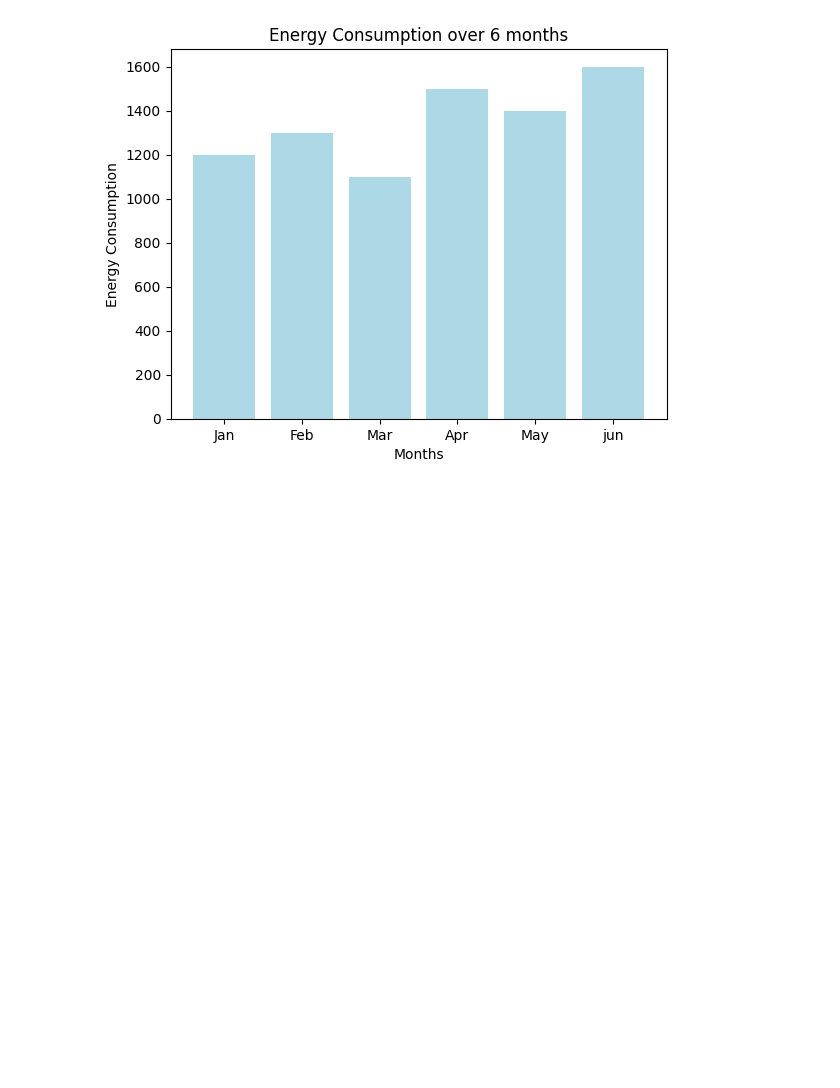
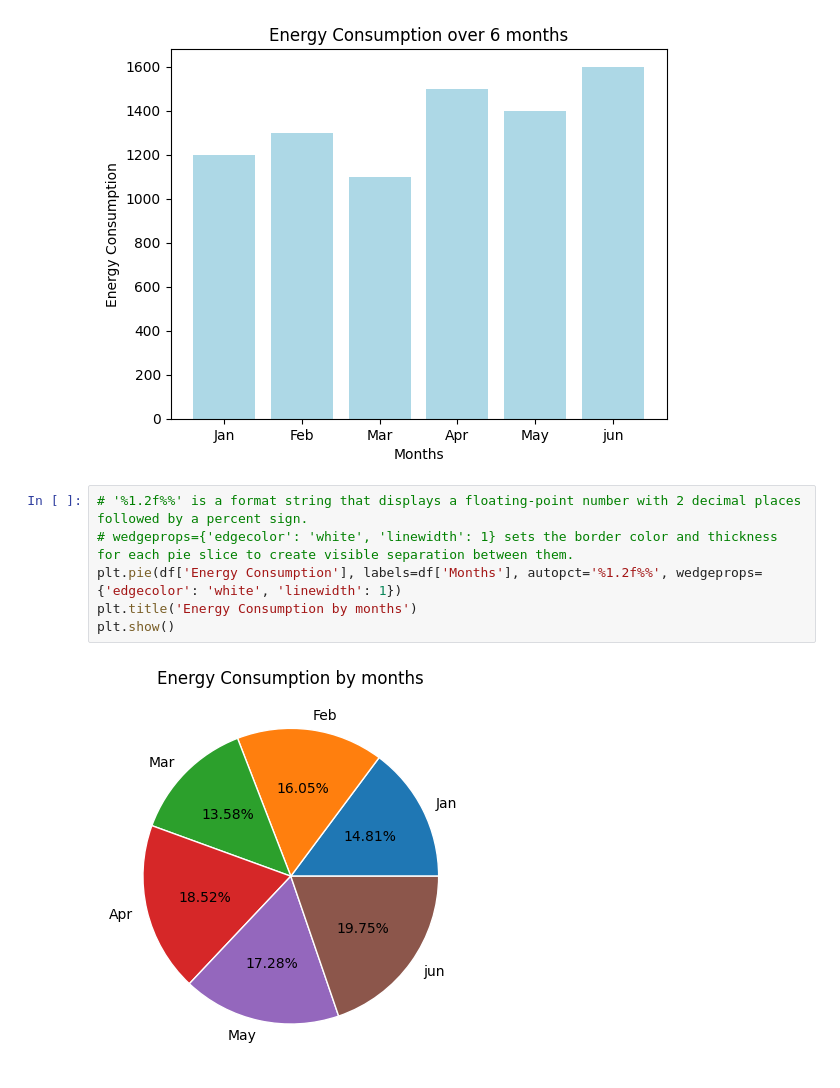
Before and after one commit to PmCoder26/green-ai-project, a Jupyter notebook: src/day_3.ipynb, the cells around one changed output. Saved outputs shown, nothing was run; the diff lists cells and outputs as text; blank space fills up the shorter version.

```diff
--- a/src/day_3.ipynb
+++ b/src/day_3.ipynb
@@ -30,3 +32,11 @@ plt.ylabel("Energy Consumption")
 plt.show()
 # %% [output]
 [figure]
+# %%
+# '%1.2f%%' is a format string that displays a floating-point number with 2 decimal places followed by a percent sign.
+# wedgeprops={'edgecolor': 'white', 'linewidth': 1} sets the border color and thickness for each pie slice to create visible separation between them.
+plt.pie(df['Energy Consumption'], labels=df['Months'], autopct='%1.2f%%', wedgeprops={'edgecolor': 'white', 'linewidth': 1})
+plt.title('Energy Consumption by months')
+plt.show()
+# %% [output]
+[figure, added]
```
Also changed, not shown: parts of 5 cells of this notebook, 2 other files.
